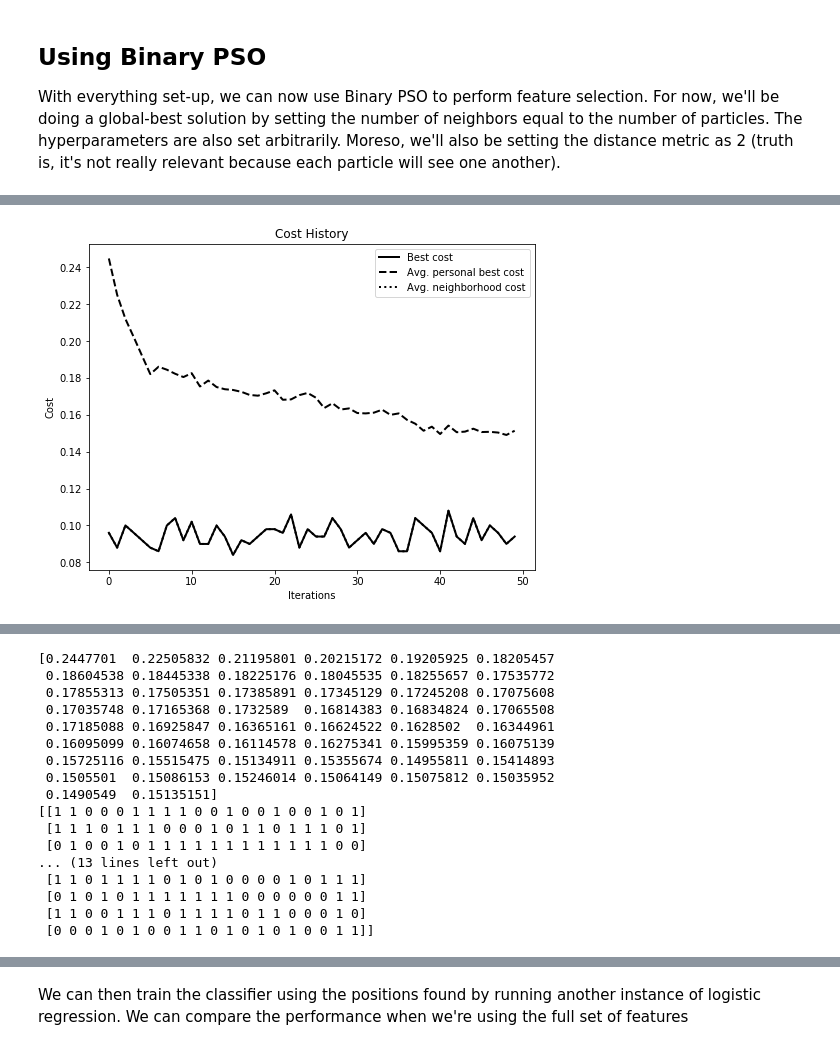
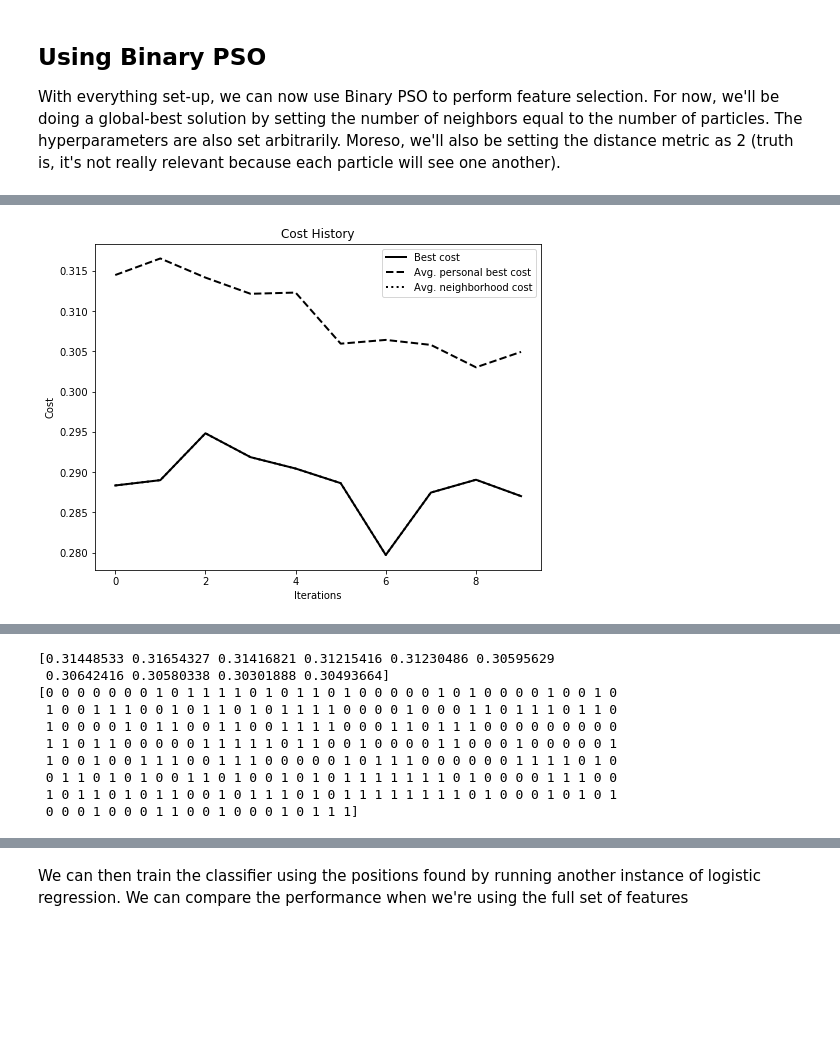
Before and after one commit to ahcantao/PSOFeatureSelection, a Jupyter notebook: feature_subset_selection.ipynb, the cells around one changed output, grey strips where cells are left out. Drawn from its saved outputs; the diff is of its cells as text; code cells hidden in the pictures; blank space fills up the shorter version.

Commit message:
added import dataset option
+Importing and using arrhythmia dataset;
+Retrieving best subset;
+printing info as table style;

```diff
--- a/feature_subset_selection.ipynb
+++ b/feature_subset_selection.ipynb
@@ -68,0 +81,16 @@ X, y = make_classification(n_samples=500, n_features=20, n_classes=2,
+# %%
+datasetPath = "D:/USP/2018-1/Computação Bioinspirada/Trabalhos/Trabalho 2/PSO/datasets/arrhythmia.data"
+df = pd.read_csv(datasetPath, sep=',', header=0, na_filter=True)#, header=None)
+df = dataset_data.fillna(dataset_data.mean())
+
+y = dataset_data.iloc[:,-1]
+y = y.values
+X = dataset_data.drop(labels='Class', axis=1)
+X = X.values
+
+'''
+y = dataset_data.iloc[:,-1]
+y = np.ravel(y)
+X = dataset_data.drop(labels='Class', axis=1)
+X = np.ravel(X)
+'''
@@ -114,7 +155,7 @@ def f_per_particle(m, alpha):
     numpy.ndarray
         Computed objective function
     """
-    total_features = len(X[1])
+    total_features = X.shape[1]
     # Get the subset of the features from the binary mask
     if np.count_nonzero(m) == 0:
         #if the particle subset is only zeros, get the original set of attributes
@@ -141,7 +182,7 @@ def f_per_particle(m, alpha):
     #print("Particle j: ", j)
     return j
 # %%
-def f(x, alpha=1):
+def f(x, alpha=0.9):
     """Higher-level method to do classification in the
     whole swarm.
 
@@ -177,7 +218,7 @@ particleSize = list()
 options = {'c1': 2, 'c2': 2, 'w':0.3, 'k': 20, 'p':2}
 
 # Call instance of PSO
-dimensions = len(X[1]) # dimensions should be the number of features
+dimensions = X.shape[1] # dimensions should be the number of features
 #optimizer.reset()
 #optimizer = ps.single.GlobalBestPSO(n_particles=1, dimensions=dimensions,
 #                                    options=options)
@@ -188,7 +229,7 @@ optimizer = ps.discrete.BinaryPSO(n_particles=20, dimensions=dimensions, options
 
 
 # Initialize plot environment
-plt_env = PlotEnvironment(optimizer, f, 50)
+plt_env = PlotEnvironment(optimizer, f, 10)
 
 # Plot the cost
 plt_env.plot_cost(figsize=(8,6));
@@ -205 +246 @@ Started at:  2018-05-23 00:57:39.318421
-[figure, old version]
+[figure, new version]
@@ -213,6 +251,6 @@ pos
 # %%
 print(optimizer.get_mean_pbest_history)
-print(optimizer.personal_best_pos)
+print(optimizer.personal_best_pos[5])
 
 #mean_pbest_history
 
@@ -220,21 +258,14 @@ print(optimizer.personal_best_pos)
 #optimizer.get_velocity_history
 #optimizer.pos_history #subsets of attributes [iters[particles]]
 # %% [output]
-[0.2447701  0.22505832 0.21195801 0.20215172 0.19205925 0.18205457
- 0.18604538 0.18445338 0.18225176 0.18045535 0.18255657 0.17535772
- 0.17855313 0.17505351 0.17385891 0.17345129 0.17245208 0.17075608
- 0.17035748 0.17165368 0.1732589  0.16814383 0.16834824 0.17065508
- 0.17185088 0.16925847 0.16365161 0.16624522 0.1628502  0.16344961
- 0.16095099 0.16074658 0.16114578 0.16275341 0.15995359 0.16075139
- 0.15725116 0.15515475 0.15134911 0.15355674 0.14955811 0.15414893
- 0.1505501  0.15086153 0.15246014 0.15064149 0.15075812 0.15035952
- 0.1490549  0.15135151]
-[[1 1 0 0 0 1 1 1 1 0 0 1 0 0 1 0 0 1 0 1]
- [1 1 1 0 1 1 1 0 0 0 1 0 1 1 0 1 1 1 0 1]
- [0 1 0 0 1 0 1 1 1 1 1 1 1 1 1 1 1 1 0 0]
-... (13 lines left out)
- [1 1 0 1 1 1 1 0 1 0 1 0 0 0 0 1 0 1 1 1]
- [0 1 0 1 0 1 1 1 1 1 1 1 0 0 0 0 0 0 1 1]
- [1 1 0 0 1 1 1 0 1 1 1 1 0 1 1 0 0 0 1 0]
- [0 0 0 1 0 1 0 0 1 1 0 1 0 1 0 1 0 0 1 1]]
+[0.31448533 0.31654327 0.31416821 0.31215416 0.31230486 0.30595629
+ 0.30642416 0.30580338 0.30301888 0.30493664]
+[0 0 0 0 0 0 0 1 0 1 1 1 1 0 1 0 1 1 0 1 0 0 0 0 0 1 0 1 0 0 0 0 1 0 0 1 0
+ 1 0 0 1 1 1 0 0 1 0 1 1 0 1 0 1 1 1 1 0 0 0 0 1 0 0 0 1 1 0 1 1 1 0 1 1 0
+ 1 0 0 0 0 1 0 1 1 0 0 1 1 0 0 1 1 1 1 0 0 0 1 1 0 1 1 1 0 0 0 0 0 0 0 0 0
+ 1 1 0 1 1 0 0 0 0 0 1 1 1 1 1 0 1 1 0 0 1 0 0 0 0 1 1 0 0 0 1 0 0 0 0 0 1
+ 1 0 0 1 0 0 1 1 1 0 0 1 1 1 0 0 0 0 0 1 0 1 1 1 0 0 0 0 0 0 1 1 1 1 0 1 0
+ 0 1 1 0 1 0 1 0 0 1 1 0 1 0 0 1 0 1 0 1 1 1 1 1 1 1 0 1 0 0 0 0 1 1 1 0 0
+ 1 0 1 1 0 1 0 1 1 0 0 1 0 1 1 1 0 1 0 1 1 1 1 1 1 1 1 0 1 0 0 0 1 0 1 0 1
+ 0 0 0 1 0 0 0 1 1 0 0 1 0 0 0 1 0 1 1 1]
 # %%
```
Also changed, not shown: parts of 14 cells of this notebook.
